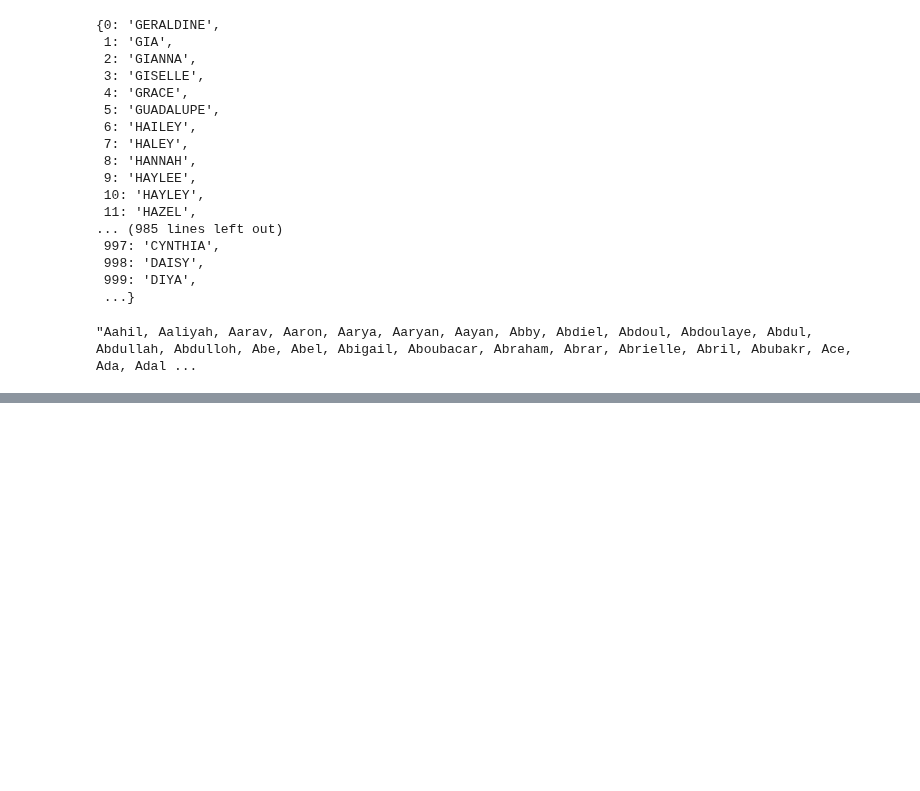
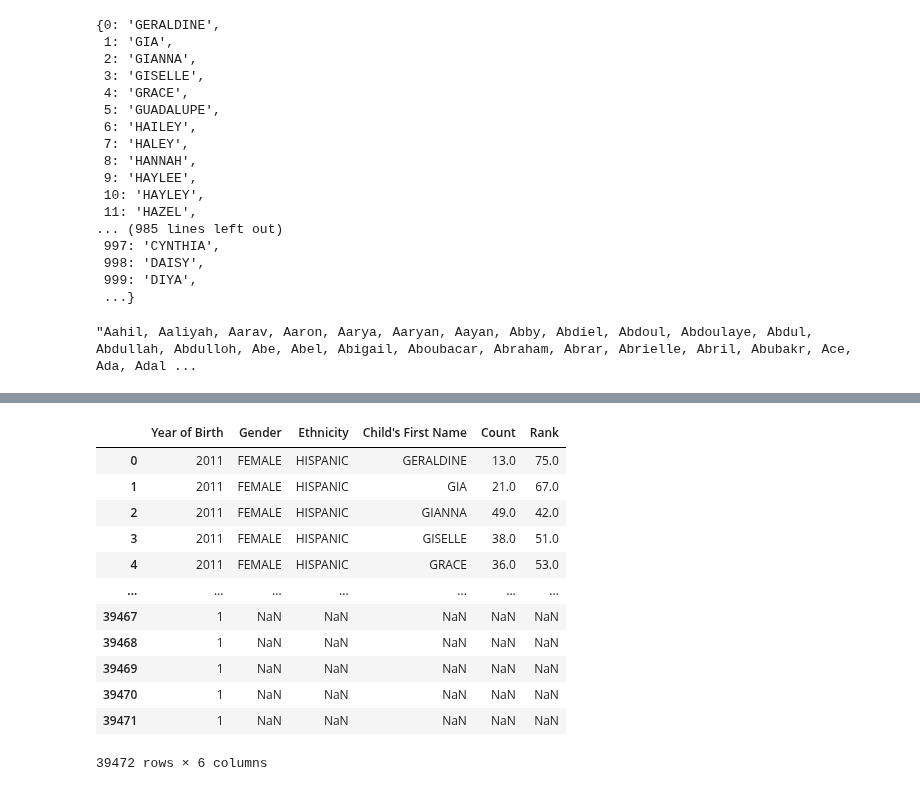
Before and after one commit to junclemente/tfs-pandas, a Jupyter notebook: Input and Output.ipynb, the cells around one changed output, grey strips where cells are left out. Drawn from its saved outputs; the diff is of its cells as text; code cells hidden in the pictures; blank space fills up the shorter version.

```diff
--- a/Input and Output.ipynb
+++ b/Input and Output.ipynb
@@ -83,0 +177,16 @@ baby_names.to_csv("NYC_Baby_Names.csv",
+# %%
+pd.read_excel("Baby_Names.xlsx")
+# %% [output]
+|  | Year of Birth | Gender | Ethnicity | Child's First Name | Count | Rank |
+| 0 | 2011 | FEMALE | HISPANIC | GERALDINE | 13.0 | 75.0 |
+| 1 | 2011 | FEMALE | HISPANIC | GIA | 21.0 | 67.0 |
+| 2 | 2011 | FEMALE | HISPANIC | GIANNA | 49.0 | 42.0 |
+| 3 | 2011 | FEMALE | HISPANIC | GISELLE | 38.0 | 51.0 |
+| 4 | 2011 | FEMALE | HISPANIC | GRACE | 36.0 | 53.0 |
+| ... | ... | ... | ... | ... | ... | ... |
+| 39467 | 1 | NaN | NaN | NaN | NaN | NaN |
+| 39468 | 1 | NaN | NaN | NaN | NaN | NaN |
+| 39469 | 1 | NaN | NaN | NaN | NaN | NaN |
+| 39470 | 1 | NaN | NaN | NaN | NaN | NaN |
+| 39471 | 1 | NaN | NaN | NaN | NaN | NaN |
+39472 rows × 6 columns
```
Also changed, not shown: parts of 12 cells of this notebook.
